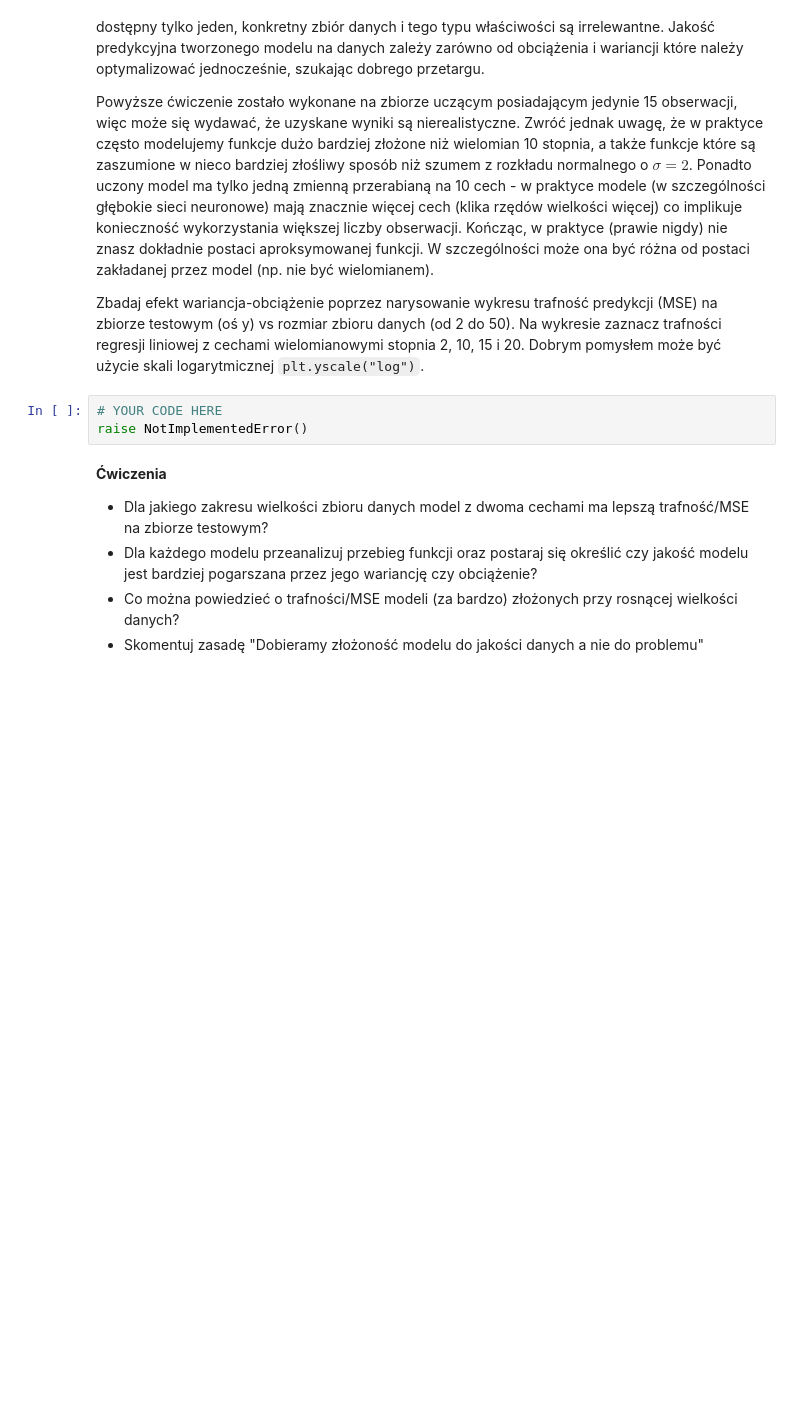
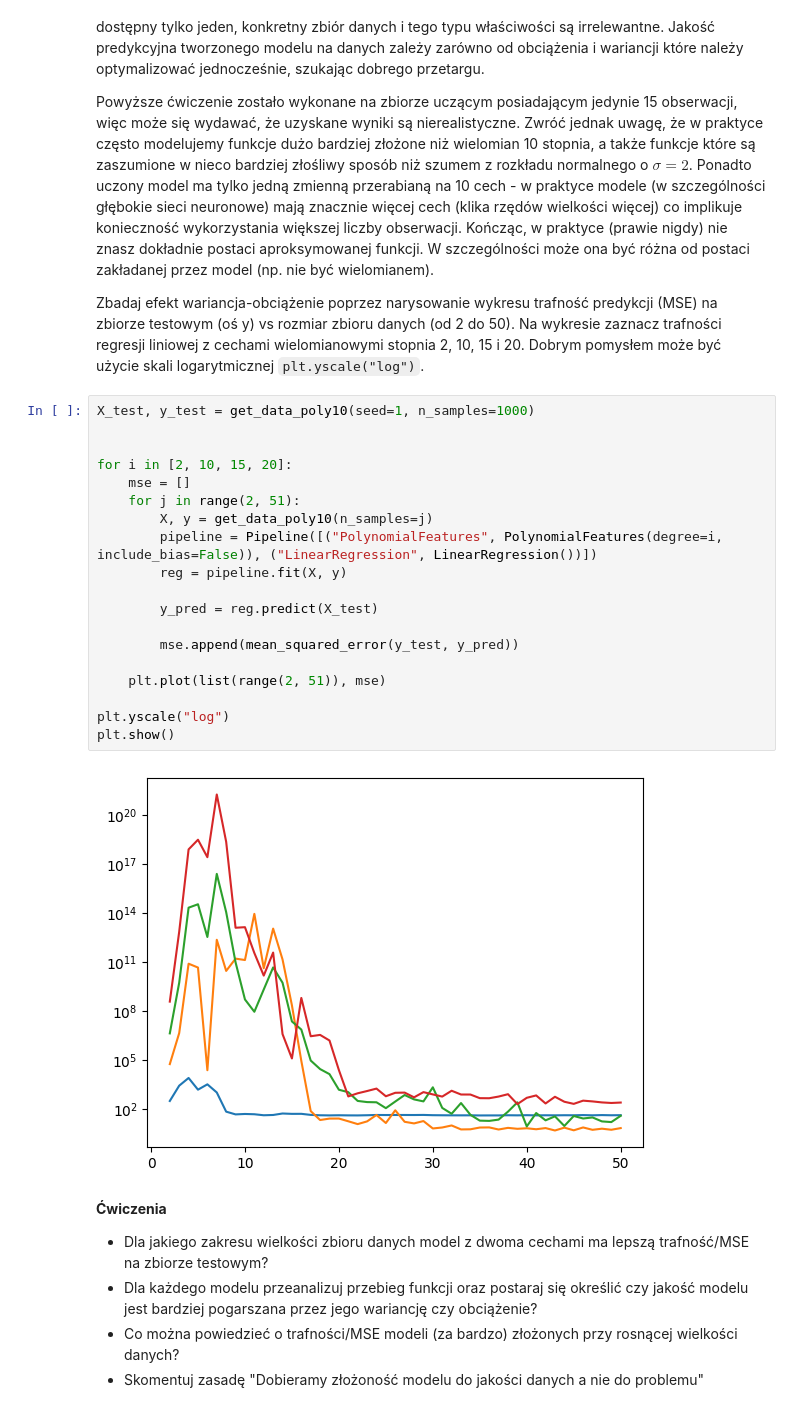
Before and after one commit to marcol13/SUS, a Jupyter notebook: overfit/overfitting.ipynb, the cells around one changed output. Cells and saved outputs as stored; diff of their text form; blank space fills up the shorter version.

```diff
--- a/overfit/overfitting.ipynb
+++ b/overfit/overfitting.ipynb
@@ -256,9 +282,27 @@ Takie myślenie jest fundamentalnie błędne. Model z dużą wariancją i małym
 Powyższe ćwiczenie zostało wykonane na zbiorze uczącym posiadającym jedynie 15 obserwacji, więc może się wydawać, że uzyskane wyniki są nierealistyczne. Zwróć jednak uwagę, że w praktyce często modelujemy funkcje dużo bardziej złożone niż wielomian 10 stopnia, a także funkcje które są zaszumione w nieco bardziej złośliwy sposób niż szumem z rozkładu normalnego o $\sigma=2$. Ponadto uczony model ma tylko jedną zmienną przerabianą na 10 cech - w praktyce modele (w szczególności głębokie sieci neuronowe) mają znacznie więcej cech (klika rzędów wielkości więcej) co implikuje konieczność wykorzystania większej liczby obserwacji. Kończąc, w praktyce (prawie nigdy) nie znasz dokładnie postaci aproksymowanej funkcji. W szczególności może ona być różna od postaci zakładanej przez model (np. nie być wielomianem).
 
 Zbadaj efekt wariancja-obciążenie poprzez narysowanie wykresu trafność predykcji (MSE) na zbiorze testowym (oś y) vs rozmiar zbioru danych (od 2 do 50). Na wykresie zaznacz trafności regresji liniowej z cechami wielomianowymi stopnia 2, 10, 15 i 20. Dobrym pomysłem może być użycie skali logarytmicznej `plt.yscale("log")`.
-# %%
-# YOUR CODE HERE
-raise NotImplementedError()
+# %%
+X_test, y_test = get_data_poly10(seed=1, n_samples=1000)
+
+
+for i in [2, 10, 15, 20]:
+    mse = []
+    for j in range(2, 51):
+        X, y = get_data_poly10(n_samples=j)
+        pipeline = Pipeline([("PolynomialFeatures", PolynomialFeatures(degree=i, include_bias=False)), ("LinearRegression", LinearRegression())])
+        reg = pipeline.fit(X, y)
+
+        y_pred = reg.predict(X_test)
+
+        mse.append(mean_squared_error(y_test, y_pred))
+
+    plt.plot(list(range(2, 51)), mse)
+
+plt.yscale("log")
+plt.show()
+# %% [output]
+[figure, added]
 # %% [markdown]
 **Ćwiczenia**
 - Dla jakiego zakresu wielkości zbioru danych model z dwoma cechami ma lepszą trafność/MSE na zbiorze testowym?
```
Also changed, not shown: parts of 7 cells of this notebook.
